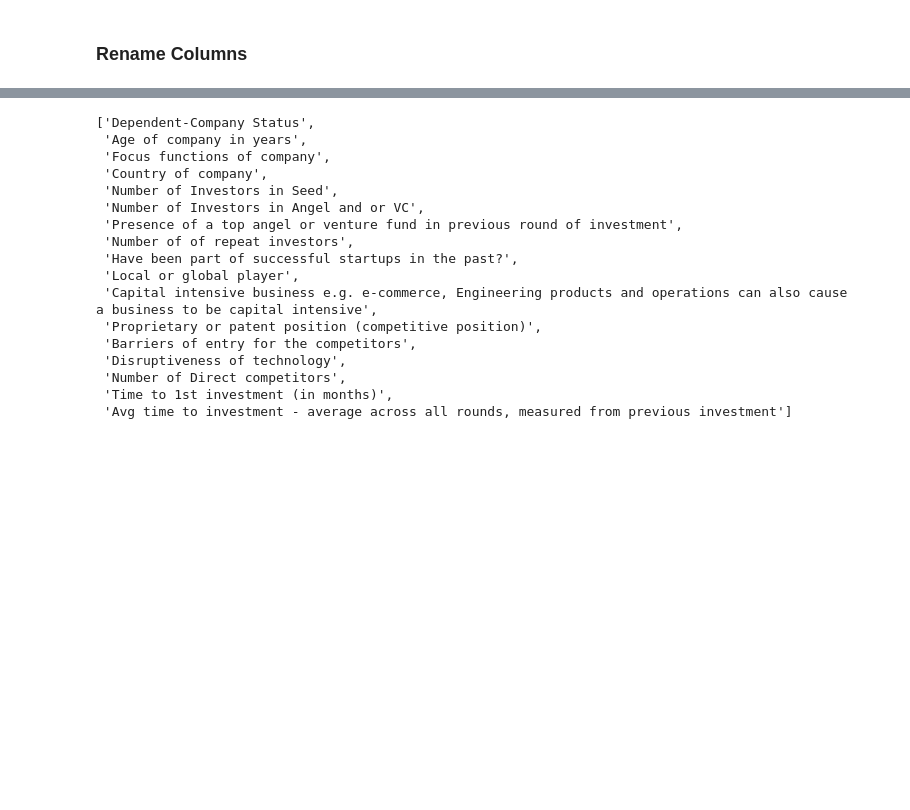
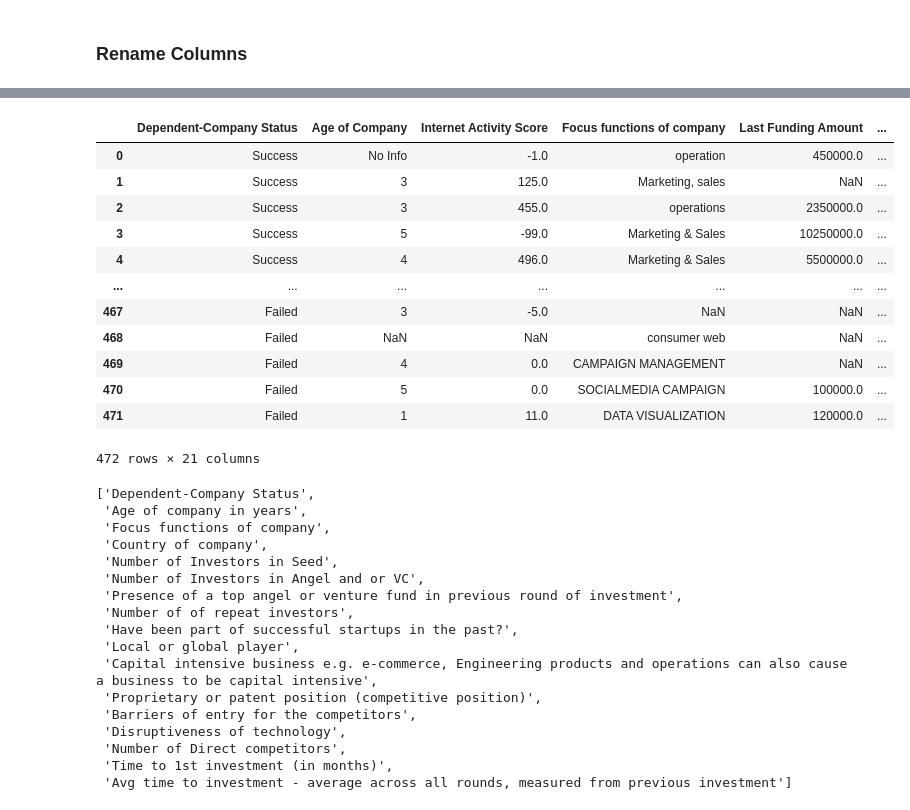
Before and after one commit to normanc529/Startup_Success_Predictor, a Jupyter notebook: startup_success.ipynb, the cells around one changed output, grey strips where cells are left out. Saved outputs shown, nothing was run; the diff lists cells and outputs as text; code cells hidden in the pictures; blank space fills up the shorter version.

```diff
--- a/startup_success.ipynb
+++ b/startup_success.ipynb
@@ -114,3 +119,26 @@ startup_df.fillna(0)
+# %%
+#rename unclear column name descriptions
+
+startup_df.rename(columns = {
+                 'Age of company in years': 'Age of Company',
+                 'Number of of repeat investors': 'Number of repeat investors',
+                 'Capital intensive business e.g. e-commerce, Engineering products and operations can also cause a business to be capital intensive': 'Capital intensive business',
+                 'Proprietary or patent position (competitive position)':'Proprietary or patent position',
+                 'Barriers of entry for the competitors':'Barriers of entry for the competitors'})
+# %% [output]
+|  | Dependent-Company Status | Age of Company | Internet Activity Score | Focus functions of company | Last Funding Amount | ... |
+| 0 | Success | No Info | -1.0 | operation | 450000.0 | ... |
+| 1 | Success | 3 | 125.0 | Marketing, sales | NaN | ... |
+| 2 | Success | 3 | 455.0 | operations | 2350000.0 | ... |
+| 3 | Success | 5 | -99.0 | Marketing & Sales | 10250000.0 | ... |
+| 4 | Success | 4 | 496.0 | Marketing & Sales | 5500000.0 | ... |
+| ... | ... | ... | ... | ... | ... | ... |
+| 467 | Failed | 3 | -5.0 | NaN | NaN | ... |
+| 468 | Failed | NaN | NaN | consumer web | NaN | ... |
+| 469 | Failed | 4 | 0.0 | CAMPAIGN MANAGEMENT | NaN | ... |
+| 470 | Failed | 5 | 0.0 | SOCIALMEDIA CAMPAIGN | 100000.0 | ... |
+| 471 | Failed | 1 | 11.0 | DATA VISUALIZATION | 120000.0 | ... |
+472 rows × 21 columns
 # %%
 # Create a list of categorical variables
 categorical_variables = list(startup_df.dtypes[startup_df.dtypes == "object"].index)
```
Also changed, not shown: parts of 63 cells of this notebook, 1 other file.
